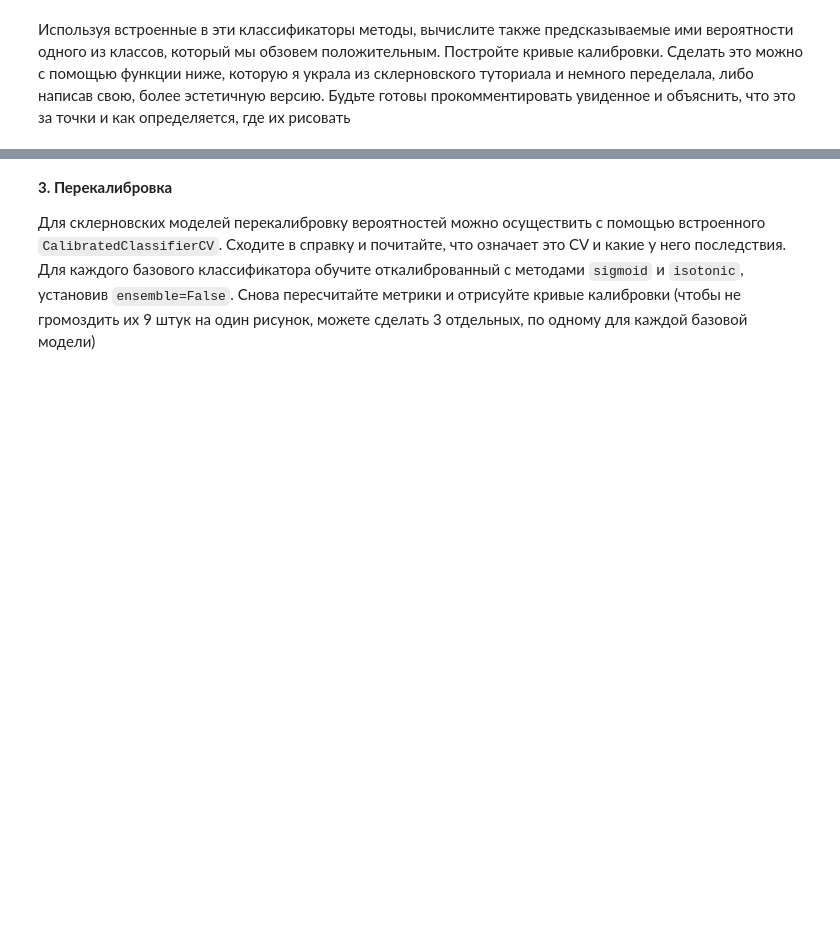
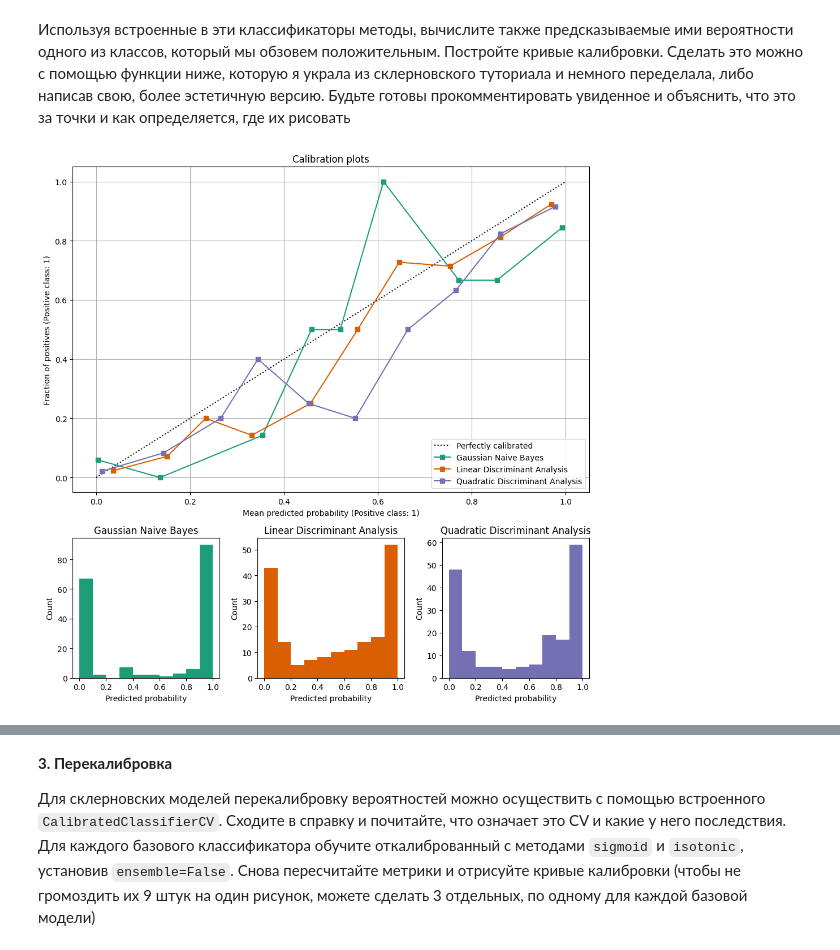
Before and after one commit to UladzislauShuman/university_homework, a Jupyter notebook: famcs_homework/ML/lab3/LB3_template.ipynb, the cells around one changed output, grey strips where cells are left out. Drawn from its saved outputs; the diff is of its cells as text; code cells hidden in the pictures; blank space fills up the shorter version.

```diff
--- a/famcs_homework/ML/lab3/LB3_template.ipynb
+++ b/famcs_homework/ML/lab3/LB3_template.ipynb
@@ -59,3 +240,21 @@ def draw_3_calibrations(clf_list, y_test, n_bins):
 
     plt.tight_layout()
     plt.show()
+# %%
+# Создаем пустой список, в который будем складывать данные для графика
+clf_list = []
+
+# Проходим по нашему словарю с уже обученными моделями
+for name, model in models.items():
+    # Шаг 1: Вычисляем вероятности для положительного класса (Kecimen, класс 1)
+    y_prob = model.predict_proba(X_test)[:, 1]
+
+    # Добавляем в список кортеж в формате, который требует функция
+    # (сама модель, ее имя, вектор вероятностей)
+    clf_list.append((model, name, y_prob))
+
+# Шаг 2: Вызываем функцию для отрисовки графиков
+# n_bins=10 - это стандартное значение, которое хорошо подходит для начала
+draw_3_calibrations(clf_list, y_test, n_bins=10)
+# %% [output]
+[figure, added]
```
Also changed, not shown: parts of 9 cells of this notebook, 1 other file.
